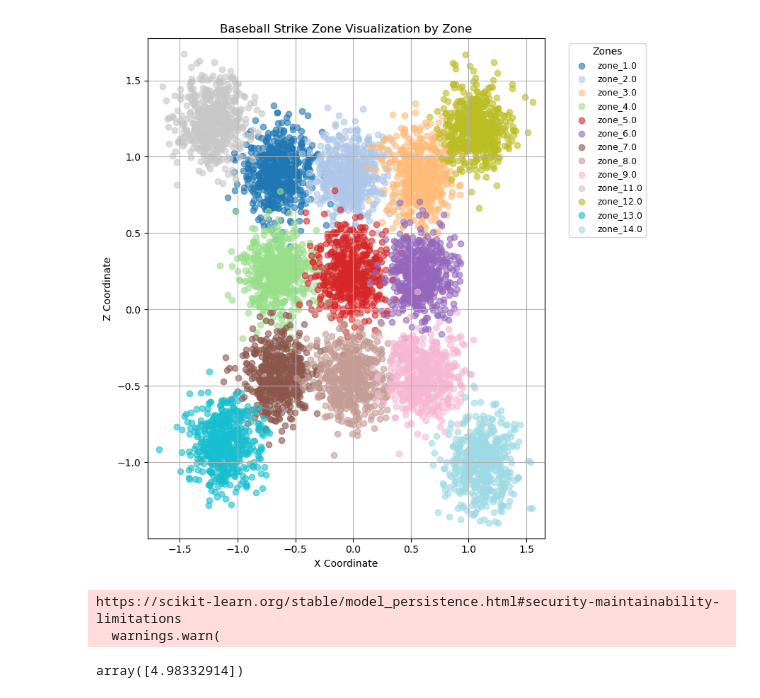
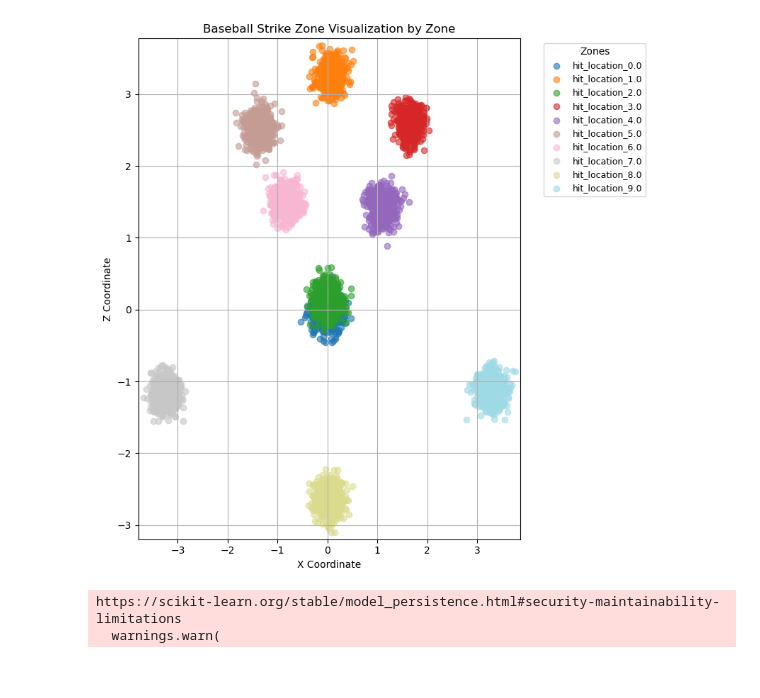
Before and after one commit to dk1414/BaseballModeling, a Jupyter notebook: Models/Notebooks/custom_examples.ipynb, the cells around one changed output. Cells and saved outputs as stored; diff of their text form; code cells hidden in the pictures.

```diff
--- a/Models/Notebooks/custom_examples.ipynb
+++ b/Models/Notebooks/custom_examples.ipynb
@@ -83,7 +55,7 @@ pitch_coords_means
 #sanity check
 
 # Strike zone data
-zone_dict = pitch_coords_means
+zone_dict = hit_coords_means
 
 # Increase the number of sample points and standard deviation
 n_samples = 500
@@ -107,34 +79,34 @@ for i, (zone, (x_mean, z_mean)) in enumerate(zone_dict.items()):
 
     # Add sampled points to lists
     all_x_samples.extend(x_samples)
     all_z_samples.extend(z_samples)
 
     # Plot each zone's points with a different color
     plt.scatter(x_samples, z_samples, color=colors(i), label=zone, alpha=0.6)
 
     # Optionally, plot the zone mean point as a large dot
     plt.scatter(x_mean, z_mean, color=colors(i), edgecolor='black', s=100, marker='x')
 
 # Label the axes and add legend
 plt.xlabel('X Coordinate')
 plt.ylabel('Z Coordinate')
 plt.title('Baseball Strike Zone Visualization by Zone')
 plt.legend(loc='upper left', bbox_to_anchor=(1.05, 1), title="Zones", fontsize=9)
 plt.grid(True)
 
 # Get the min and max values of all sampled points to set the axis limits
 x_min, x_max = min(all_x_samples), max(all_x_samples)
 z_min, z_max = min(all_z_samples), max(all_z_samples)
 
 # Adjust axis limits based on min/max values
 plt.xlim(x_min - 0.1, x_max + 0.1)  # Adding a small buffer to the limits
 plt.ylim(z_min - 0.1, z_max + 0.1)
 
 # Display the plot
 plt.tight_layout()
 plt.show()
 # %% [output]
-[figure, old version]
+[figure, new version]
 # %%
 scaler_path = "../../data/full_scalers_zone_93.pkl"
 with open(scaler_path, "rb") as file:
@@ -148,10 +120,6 @@ player = "aaron judge"
 
 #get previous (sequence_length) pitches for this player starting at start_date
 filtered_data = full_data[(full_data['batter_name'] == player) & (full_data['game_date'] <= start_date)].sort_values(by=['game_date']).tail(sequence_length)
-# %%
-(56.63 - scalers['launch_speed'].mean_) / scalers['launch_speed'].scale_
-# %% [output]
-array([4.98332914])
 # %%
 pitcher = "dylan cease"
 pitcher_context_size = 2000 #abitrary for now
```
Also changed, not shown: parts of 11 cells of this notebook, 6 other files.
